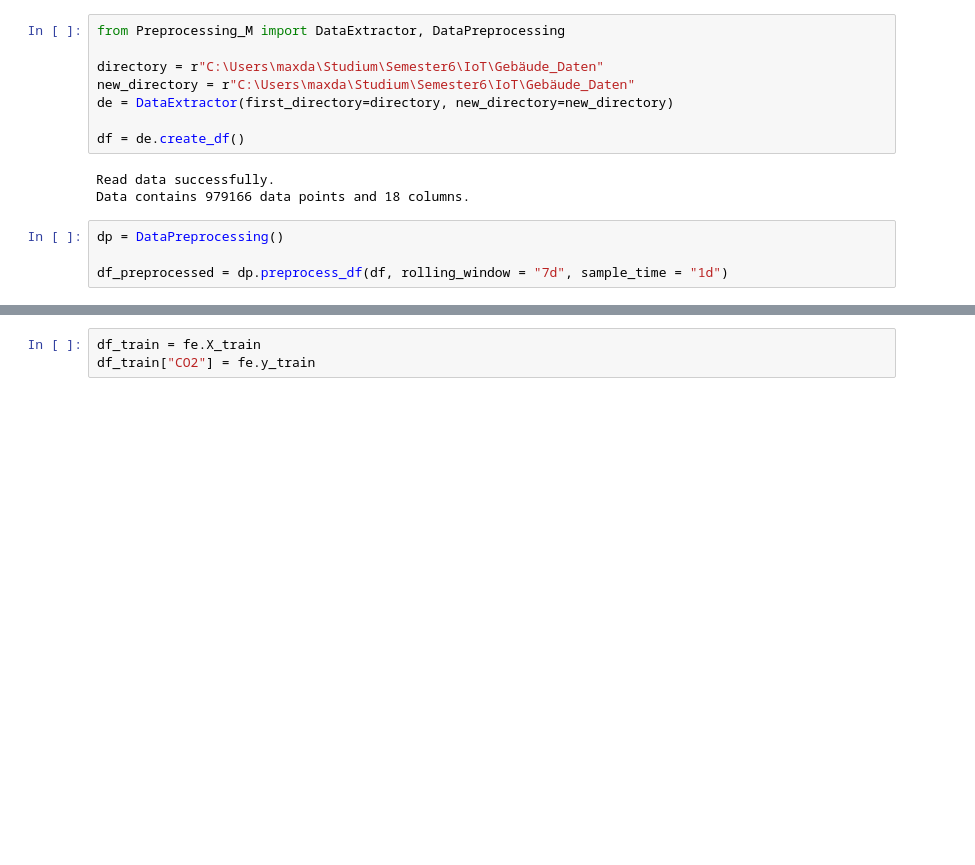
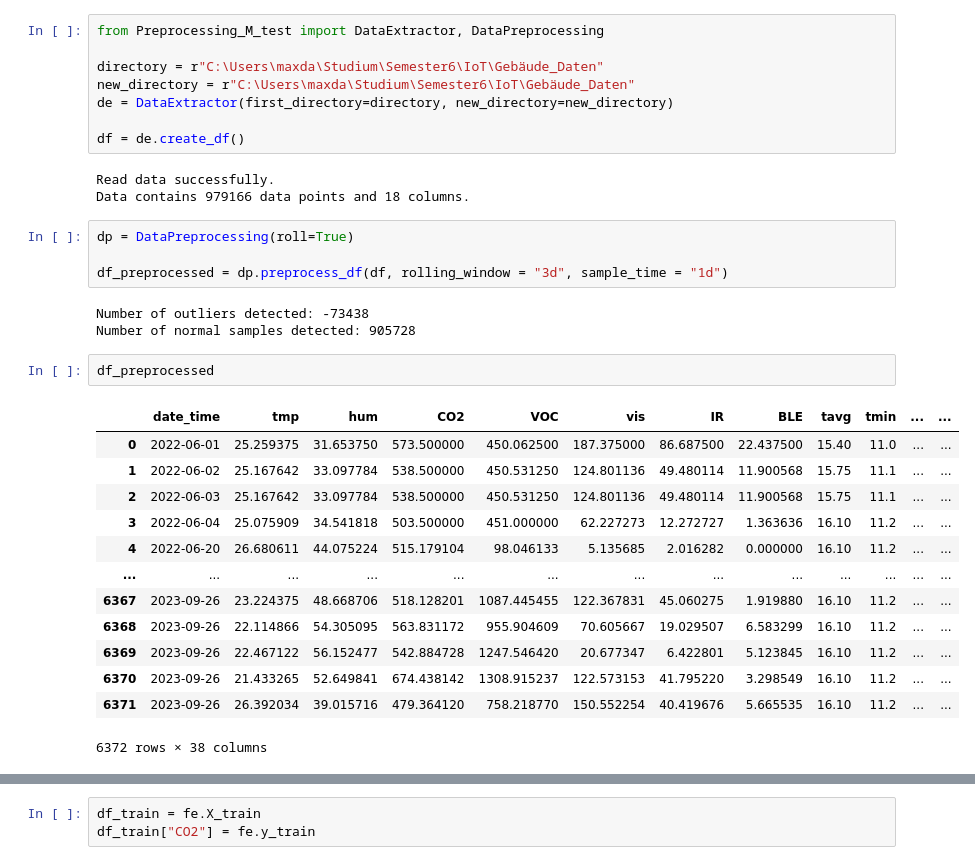
Before and after one commit to dan-vp/iot_co2_ampel_m, a Jupyter notebook: CO2_forecasting.ipynb, the cells around one changed output, grey strips where cells are left out. Cells and saved outputs as stored; diff of their text form; blank space fills up the shorter version.

```diff
--- a/CO2_forecasting.ipynb
+++ b/CO2_forecasting.ipynb
@@ -1,5 +1,5 @@
 # %%
-from Preprocessing_M import DataExtractor, DataPreprocessing
+from Preprocessing_M_test import DataExtractor, DataPreprocessing
 
 directory = r"C:\Users\maxda\Studium\Semester6\IoT\Gebäude_Daten"
 new_directory = r"C:\Users\maxda\Studium\Semester6\IoT\Gebäude_Daten"
@@ -10,9 +10,28 @@ df = de.create_df()
 Read data successfully.
 Data contains 979166 data points and 18 columns.
 # %%
-dp = DataPreprocessing()
+dp = DataPreprocessing(roll=True)
 
-df_preprocessed = dp.preprocess_df(df, rolling_window = "7d", sample_time = "1d")
+df_preprocessed = dp.preprocess_df(df, rolling_window = "3d", sample_time = "1d")
+# %% [output]
+Number of outliers detected: -73438
+Number of normal samples detected: 905728
+# %%
+df_preprocessed
+# %% [output]
+|  | date_time | tmp | hum | CO2 | VOC | vis | IR | BLE | tavg | tmin | ... | ... |
+| 0 | 2022-06-01 | 25.259375 | 31.653750 | 573.500000 | 450.062500 | 187.375000 | 86.687500 | 22.437500 | 15.40 | 11.0 | ... | ... |
+| 1 | 2022-06-02 | 25.167642 | 33.097784 | 538.500000 | 450.531250 | 124.801136 | 49.480114 | 11.900568 | 15.75 | 11.1 | ... | ... |
+| 2 | 2022-06-03 | 25.167642 | 33.097784 | 538.500000 | 450.531250 | 124.801136 | 49.480114 | 11.900568 | 15.75 | 11.1 | ... | ... |
+| 3 | 2022-06-04 | 25.075909 | 34.541818 | 503.500000 | 451.000000 | 62.227273 | 12.272727 | 1.363636 | 16.10 | 11.2 | ... | ... |
+| 4 | 2022-06-20 | 26.680611 | 44.075224 | 515.179104 | 98.046133 | 5.135685 | 2.016282 | 0.000000 | 16.10 | 11.2 | ... | ... |
+| ... | ... | ... | ... | ... | ... | ... | ... | ... | ... | ... | ... | ... |
+| 6367 | 2023-09-26 | 23.224375 | 48.668706 | 518.128201 | 1087.445455 | 122.367831 | 45.060275 | 1.919880 | 16.10 | 11.2 | ... | ... |
+| 6368 | 2023-09-26 | 22.114866 | 54.305095 | 563.831172 | 955.904609 | 70.605667 | 19.029507 | 6.583299 | 16.10 | 11.2 | ... | ... |
+| 6369 | 2023-09-26 | 22.467122 | 56.152477 | 542.884728 | 1247.546420 | 20.677347 | 6.422801 | 5.123845 | 16.10 | 11.2 | ... | ... |
+| 6370 | 2023-09-26 | 21.433265 | 52.649841 | 674.438142 | 1308.915237 | 122.573153 | 41.795220 | 3.298549 | 16.10 | 11.2 | ... | ... |
+| 6371 | 2023-09-26 | 26.392034 | 39.015716 | 479.364120 | 758.218770 | 150.552254 | 40.419676 | 5.665535 | 16.10 | 11.2 | ... | ... |
+6372 rows × 38 columns
 # %%
 df_preprocessed.columns
 # %% [output]
```
Also changed, not shown: parts of 18 cells of this notebook, 9 other files.
